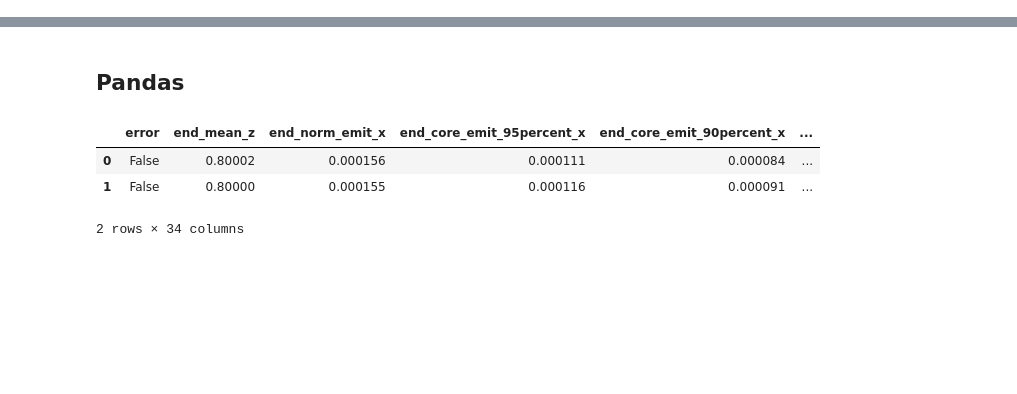
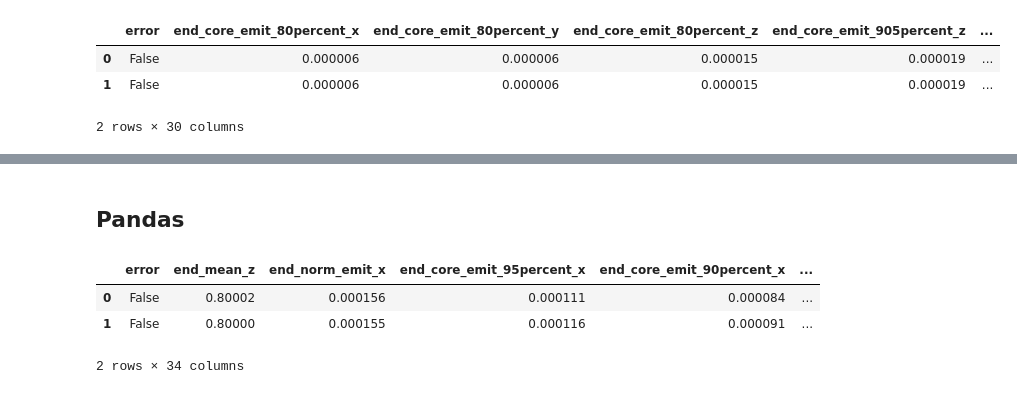
Before and after one commit to fuodorov/astra-utils, a Jupyter notebook: notebooks/scaner.ipynb, the cells around one changed output, grey strips where cells are left out. Saved outputs shown, nothing was run; the diff lists cells and outputs as text; code cells hidden in the pictures; blank space fills up the shorter version.

```diff
--- a/notebooks/scaner.ipynb
+++ b/notebooks/scaner.ipynb
@@ -13,6 +14,8 @@ import os
 # %%
-ASTRA_IN = 'astra.in'
-PARAMETERS = {
-    'maxb(2)': [0., 0.08, 0.01],
-    'maxe(4)': [-15., 0., 1]
+ASTRA_INPUT_FILENAME = 'astra.in'
+ASTRA_INPUT_PARAMETERS = {
+    'maxb(2)': [0., 0.08, 0.08],
+    'maxe(4)': [-15., 0., 10]
 }
+SCRATCH_DIR = mkdtemp(dir='.')
+LOG_FILENAME = 'evaluation.log'
@@ -66,0 +80,9 @@ os.listdir(SCRATCH.name)
+# %%
+outputs = []
+
+for file_name in os.listdir(SCRATCH_DIR):
+    if file_name.endswith('.h5'):
+        astra = Astra.from_archive(os.path.join(SCRATCH_DIR, file_name))
+        output = default_astra_merit(astra)
+        output['archive'] = file_name
+        outputs.append(output)
@@ -66,0 +109,8 @@ os.listdir(SCRATCH.name)
+# %%
+df = pd.DataFrame(outputs)
+df
+# %% [output]
+|  | error | end_core_emit_80percent_x | end_core_emit_80percent_y | end_core_emit_80percent_z | end_core_emit_905percent_z | ... |
+| 0 | False | 0.000006 | 0.000006 | 0.000015 | 0.000019 | ... |
+| 1 | False | 0.000006 | 0.000006 | 0.000015 | 0.000019 | ... |
+2 rows × 30 columns
```
Also changed, not shown: parts of 16 cells of this notebook.
